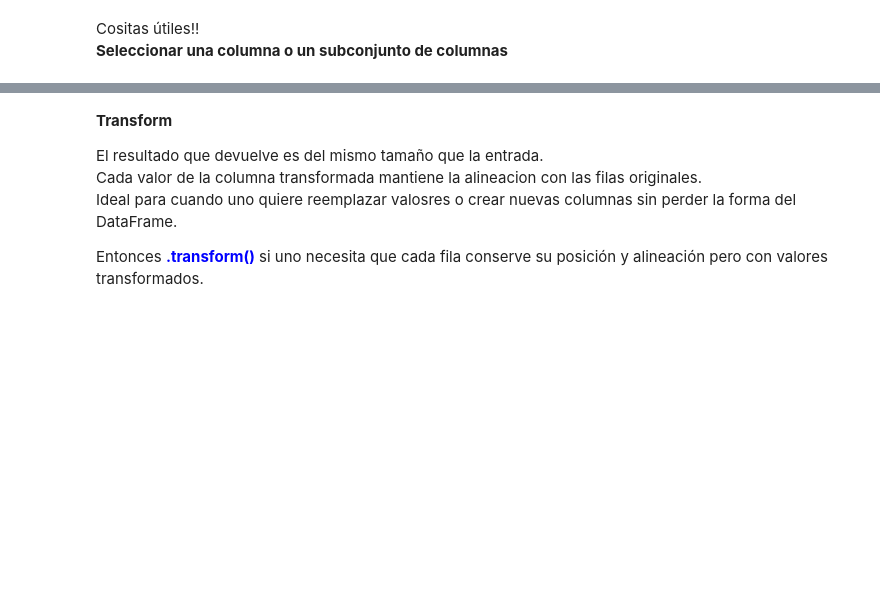
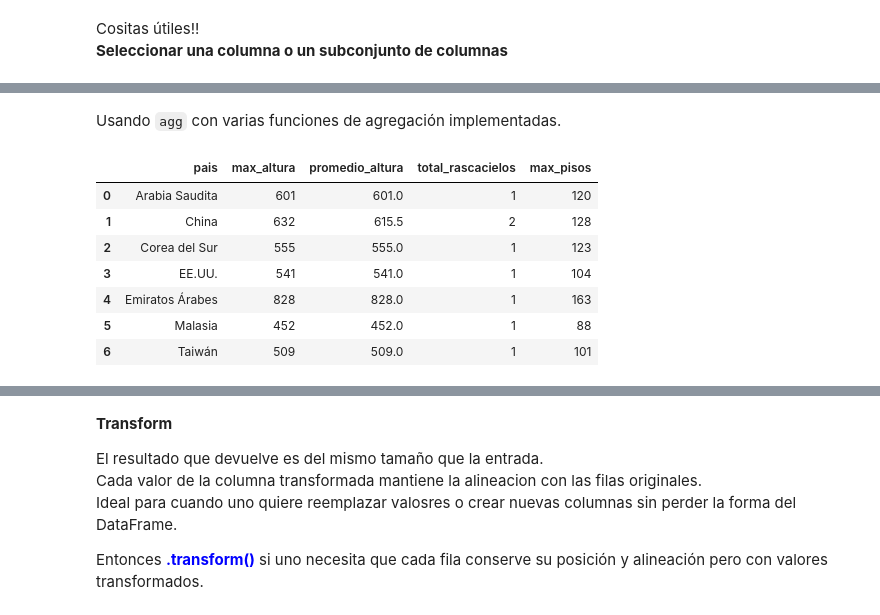
Before and after one commit to vicenadm04/lab1, a Jupyter notebook: Data Aggregation and Group Operations.ipynb, the cells around one changed output, grey strips where cells are left out. Cells and saved outputs as stored; diff of their text form; code cells hidden in the pictures; blank space fills up the shorter version.

```diff
--- a/Data Aggregation and Group Operations.ipynb
+++ b/Data Aggregation and Group Operations.ipynb
@@ -60,0 +184,18 @@ df.groupby(["Ciudad", "Categoria"])[["Edad"]].mean()
+# %% [markdown]
+Usando `agg` con varias funciones de agregación implementadas.
+# %%
+rascacielos.groupby("pais").agg(
+    max_altura=("altura", "max"),
+    promedio_altura=("altura", "mean"),
+    total_rascacielos=("nombre", "count"),
+    max_pisos=("pisos", "max")
+).reset_index()
+# %% [output]
+|  | pais | max_altura | promedio_altura | total_rascacielos | max_pisos |
+| 0 | Arabia Saudita | 601 | 601.0 | 1 | 120 |
+| 1 | China | 632 | 615.5 | 2 | 128 |
+| 2 | Corea del Sur | 555 | 555.0 | 1 | 123 |
+| 3 | EE.UU. | 541 | 541.0 | 1 | 104 |
+| 4 | Emiratos Árabes | 828 | 828.0 | 1 | 163 |
+| 5 | Malasia | 452 | 452.0 | 1 | 88 |
+| 6 | Taiwán | 509 | 509.0 | 1 | 101 |
```
Also changed, not shown: parts of 20 cells of this notebook.
